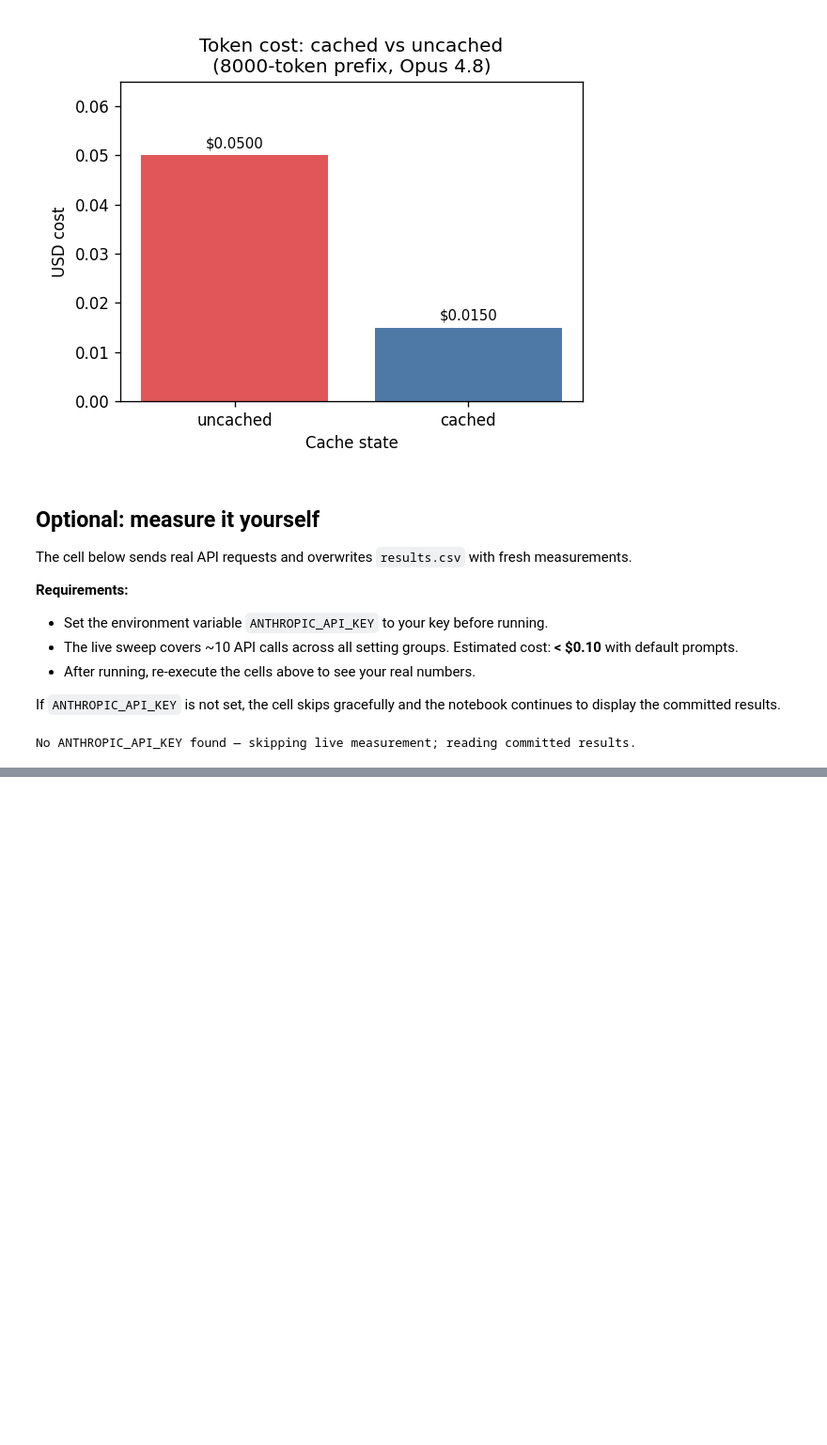
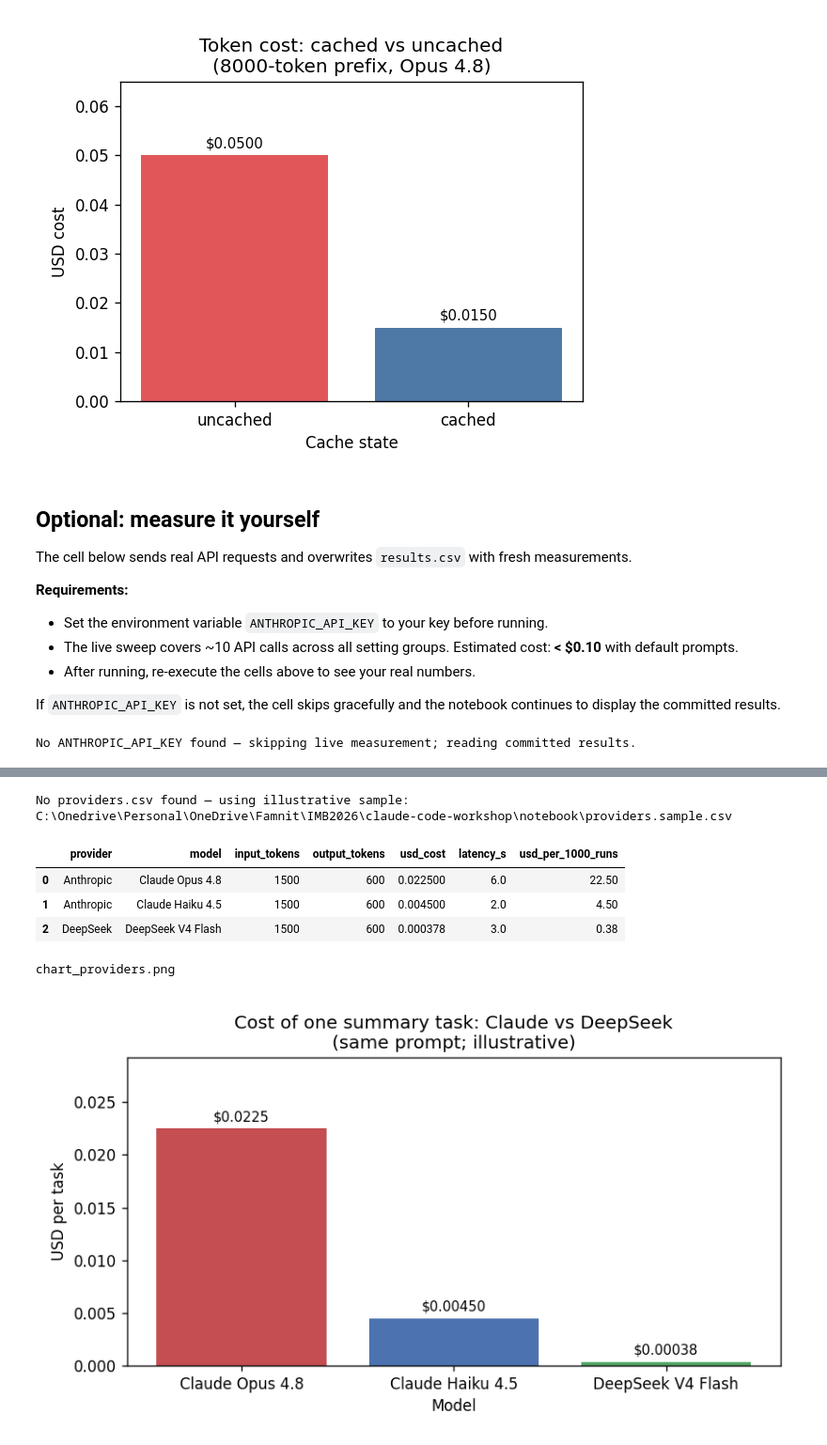
Before and after one commit to urosgodnov/IMB2026, a Jupyter notebook: claude-code-workshop/notebook/token-consumption-lab.ipynb, the cells around one changed output, grey strips where cells are left out. Shown at 94% size. Drawn from its saved outputs; the diff is of its cells as text; code cells hidden in the pictures; blank space fills up the shorter version.

```diff
--- a/claude-code-workshop/notebook/token-consumption-lab.ipynb
+++ b/claude-code-workshop/notebook/token-consumption-lab.ipynb
@@ -97,0 +111,22 @@ No ANTHROPIC_API_KEY found — skipping live measurement; reading committed resu
+# %%
+# Provider comparison — reads providers.csv (real run) or providers.sample.csv.
+import token_lab
+from IPython.display import Image, display
+
+prov = token_lab.load_providers()
+prov_display = prov.copy()
+# "per 1,000 runs" makes the tiny per-task numbers tangible for a business reader.
+prov_display["usd_per_1000_runs"] = (prov_display["usd_cost"] * 1000).round(2)
+display(prov_display)
+
+chart = token_lab.make_provider_chart(prov, '.')
+print(chart)
+display(Image(filename=chart))
+# %% [output]
+No providers.csv found — using illustrative sample: C:\Onedrive\Personal\OneDrive\Famnit\IMB2026\claude-code-workshop\notebook\providers.sample.csv
+|  | provider | model | input_tokens | output_tokens | usd_cost | latency_s | usd_per_1000_runs |
+| 0 | Anthropic | Claude Opus 4.8 | 1500 | 600 | 0.022500 | 6.0 | 22.50 |
+| 1 | Anthropic | Claude Haiku 4.5 | 1500 | 600 | 0.004500 | 2.0 | 4.50 |
+| 2 | DeepSeek | DeepSeek V4 Flash | 1500 | 600 | 0.000378 | 3.0 | 0.38 |
+chart_providers.png
+[figure, added]
```
Also changed, not shown: parts of 3 cells of this notebook, 5 other files.
